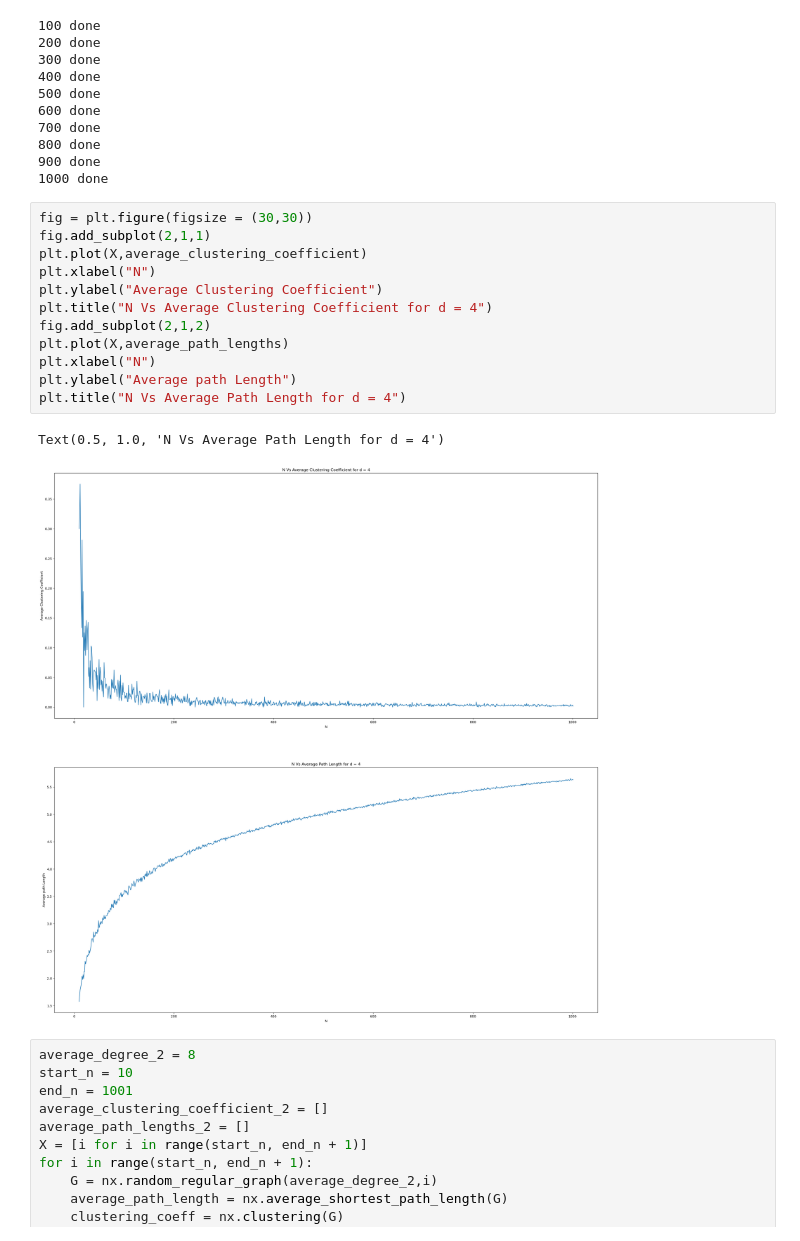
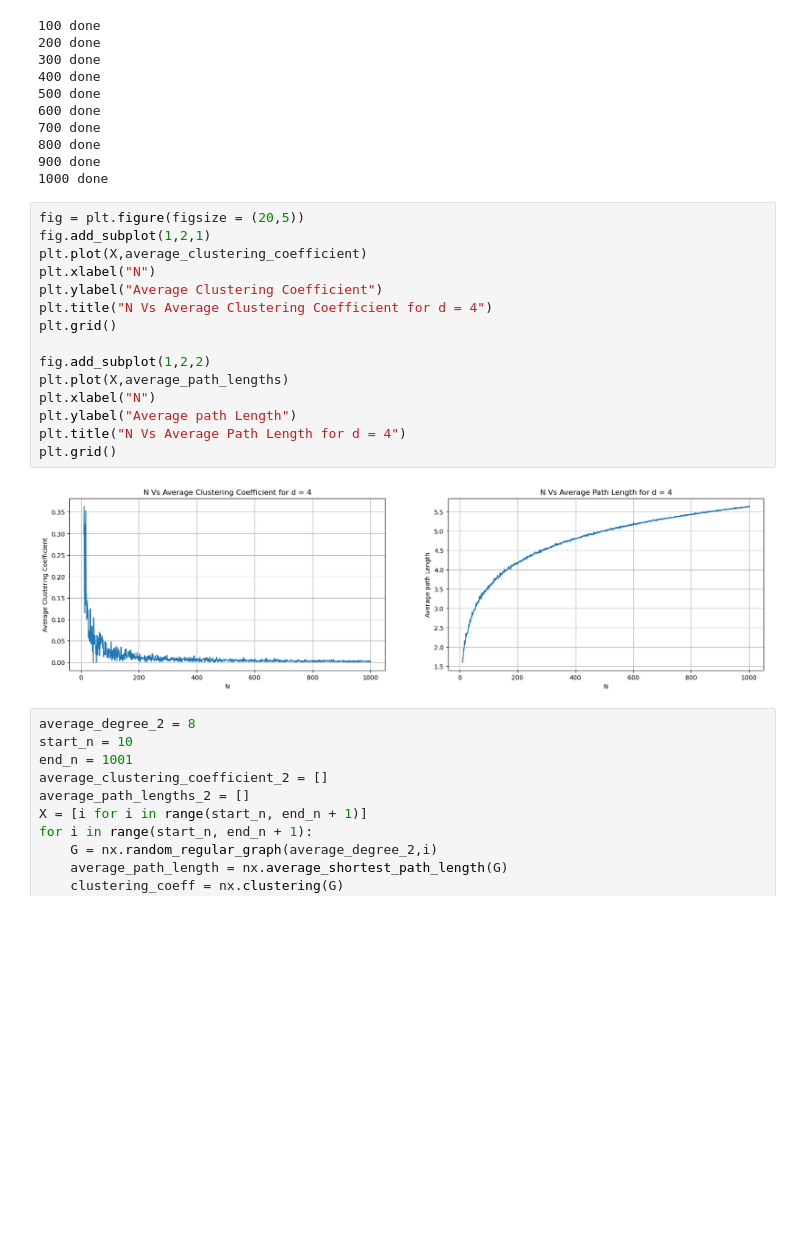
Before and after one commit to tathagatoroy/Dynamical-Processes-in-Complex-Networks, a Jupyter notebook: Assignment 1/Assignment_1.ipynb, the cells around one changed output. Drawn from its saved outputs; the diff is of its cells as text; blank space fills up the shorter version.

```diff
--- a/Assignment 1/Assignment_1.ipynb
+++ b/Assignment 1/Assignment_1.ipynb
@@ -418,20 +430,22 @@ for i in range(start_n, end_n + 1):
 900 done
 1000 done
 # %%
-fig = plt.figure(figsize = (30,30))
-fig.add_subplot(2,1,1)
+fig = plt.figure(figsize = (20,5))
+fig.add_subplot(1,2,1)
 plt.plot(X,average_clustering_coefficient)
 plt.xlabel("N")
 plt.ylabel("Average Clustering Coefficient")
 plt.title("N Vs Average Clustering Coefficient for d = 4")
-fig.add_subplot(2,1,2)
+plt.grid()
+
+fig.add_subplot(1,2,2)
 plt.plot(X,average_path_lengths)
 plt.xlabel("N")
 plt.ylabel("Average path Length")
 plt.title("N Vs Average Path Length for d = 4")
+plt.grid()
 # %% [output]
-Text(0.5, 1.0, 'N Vs Average Path Length for d = 4')
-[figure, old version]
+[figure, new version]
 # %%
 average_degree_2 = 8
 start_n = 10
```
Also changed, not shown: parts of 18 cells of this notebook.
